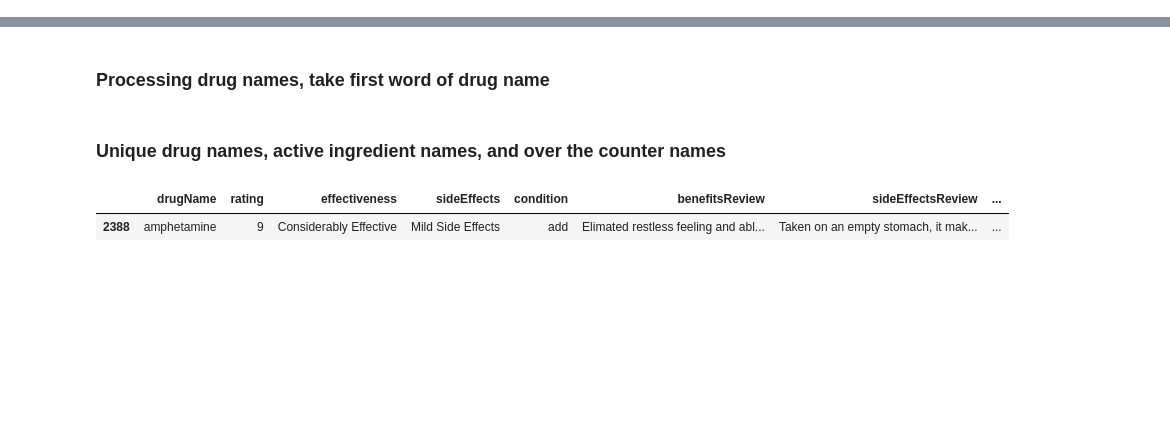
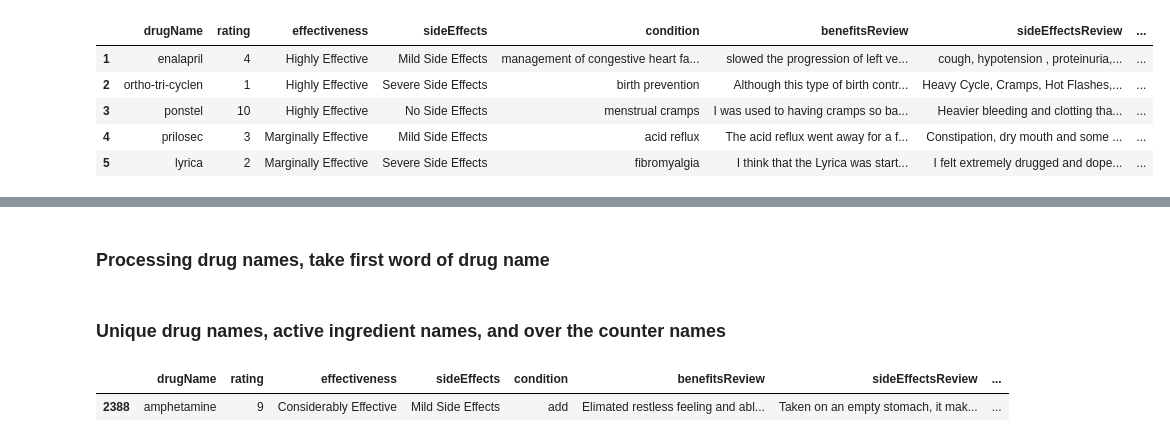
Before and after one commit to jordanfan/drugs, a Jupyter notebook: combine_datasets.ipynb, the cells around one changed output, grey strips where cells are left out. Saved outputs shown, nothing was run; the diff lists cells and outputs as text; code cells hidden in the pictures; blank space fills up the shorter version.

```diff
--- a/combine_datasets.ipynb
+++ b/combine_datasets.ipynb
@@ -35,3 +35,12 @@ druglib_test = druglib_test.iloc[1:, :]
 
 dnames = pd.read_csv("drugNames.csv")
 dnames = dnames[["DrugName", "ActiveIngredient"]]
+# %%
+druglib.head()
+# %% [output]
+|  | drugName | rating | effectiveness | sideEffects | condition | benefitsReview | sideEffectsReview | ... |
+| 1 | enalapril | 4 | Highly Effective | Mild Side Effects | management of congestive heart fa... | slowed the progression of left ve... | cough, hypotension , proteinuria,... | ... |
+| 2 | ortho-tri-cyclen | 1 | Highly Effective | Severe Side Effects | birth prevention | Although this type of birth contr... | Heavy Cycle, Cramps, Hot Flashes,... | ... |
+| 3 | ponstel | 10 | Highly Effective | No Side Effects | menstrual cramps | I was used to having cramps so ba... | Heavier bleeding and clotting tha... | ... |
+| 4 | prilosec | 3 | Marginally Effective | Mild Side Effects | acid reflux | The acid reflux went away for a f... | Constipation, dry mouth and some ... | ... |
+| 5 | lyrica | 2 | Marginally Effective | Severe Side Effects | fibromyalgia | I think that the Lyrica was start... | I felt extremely drugged and dope... | ... |
```
Also changed, not shown: parts of 6 cells of this notebook.
